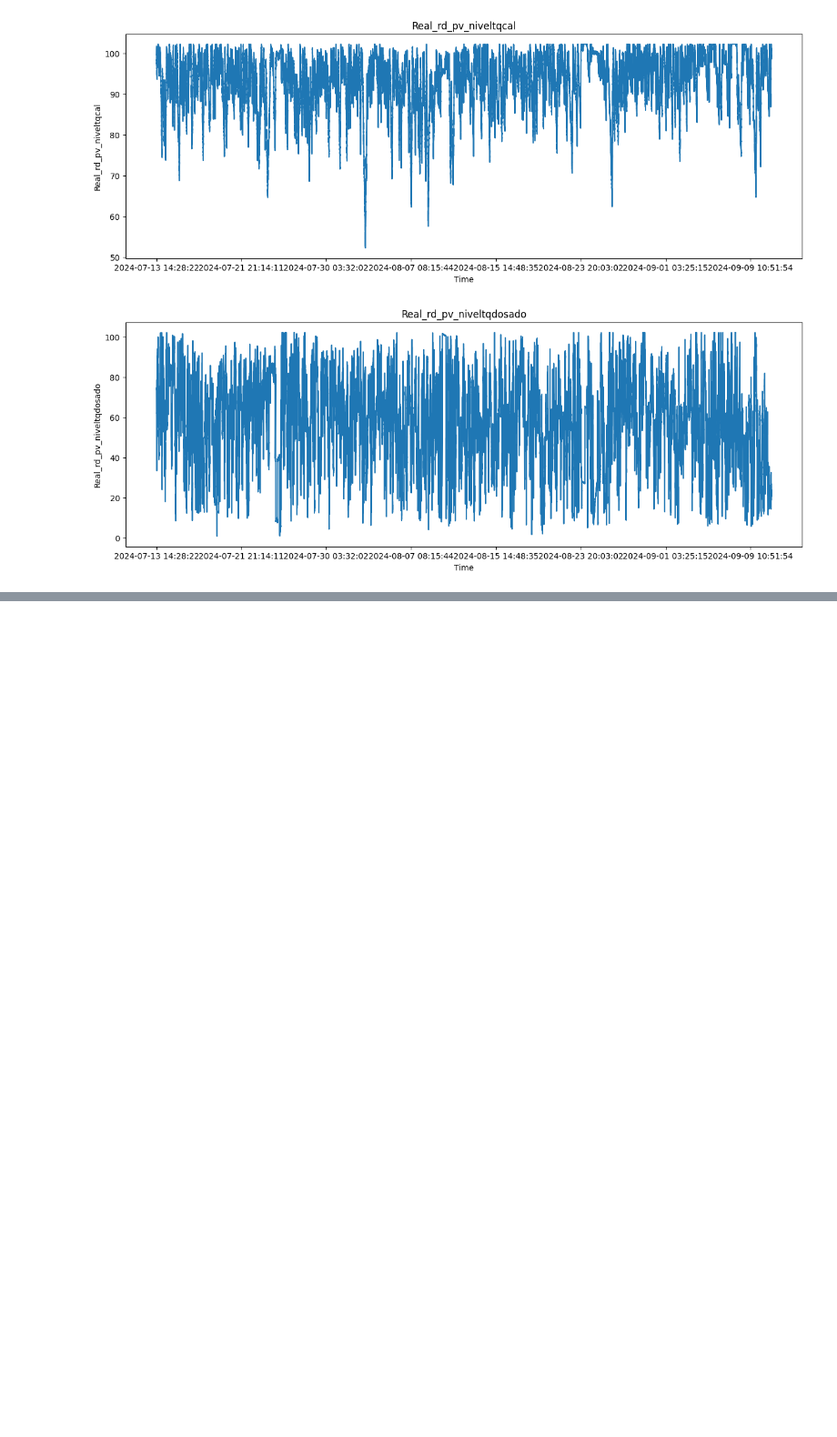
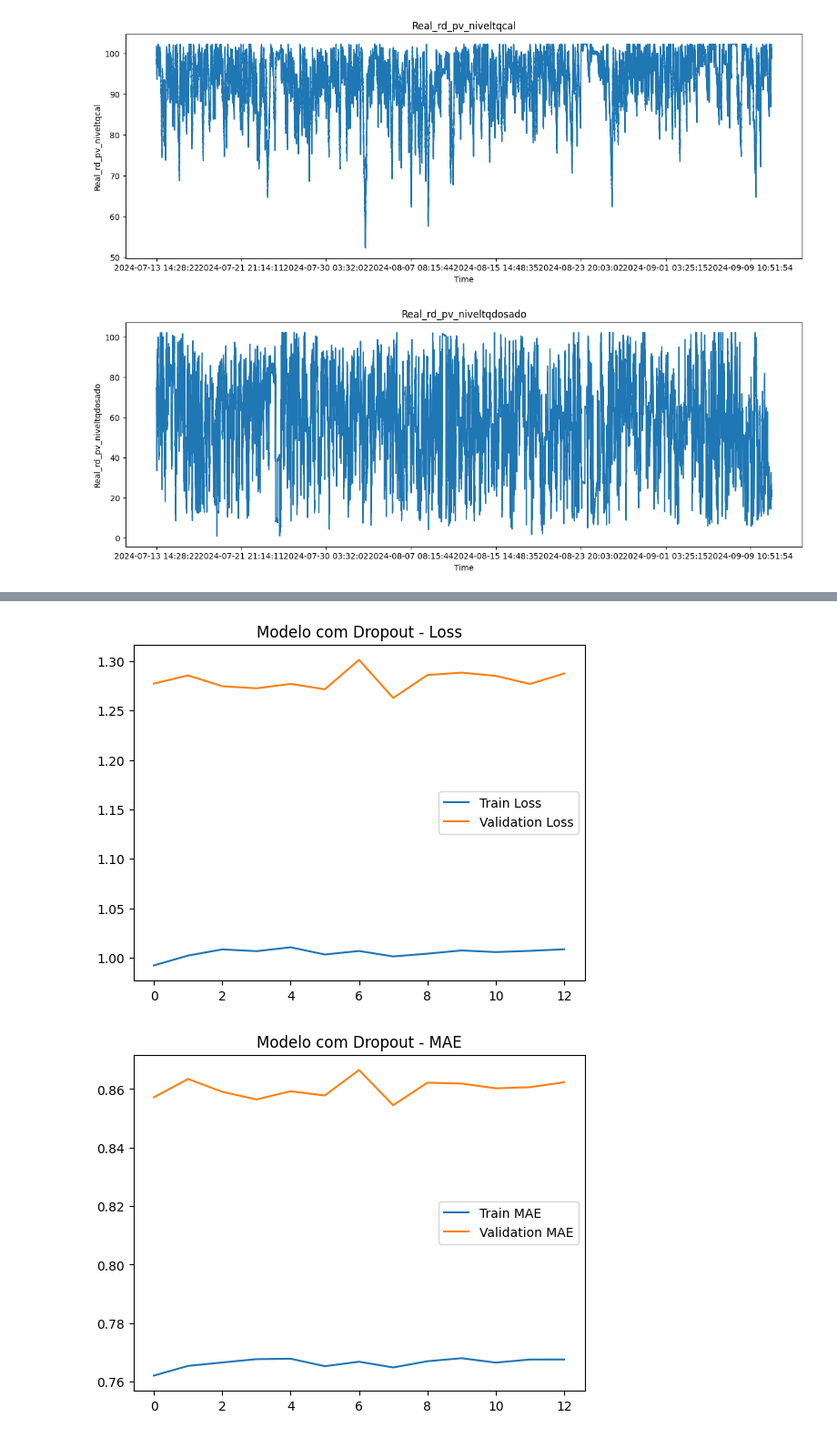
Before and after one commit to vinifm/pentagro, a Jupyter notebook: src/main.ipynb, the cells around one changed output, grey strips where cells are left out. Shown at 91% size. Cells and saved outputs as stored; diff of their text form; code cells hidden in the pictures; blank space fills up the shorter version.

```diff
--- a/src/main.ipynb
+++ b/src/main.ipynb
@@ -44,0 +276,3 @@ for column in df.columns:
+# %%
+dropout_model = build_model_with_dropout(input_shape=(1440 // 6 * df.shape[-1],))
+history_dropout = train_and_evaluate_model(dropout_model, train_gen, val_gen, train_steps, val_steps)
@@ -44,0 +297,5 @@ for column in df.columns:
+# %%
+plot_history(history_dropout, 'Modelo com Dropout')
+# %% [output]
+[figure, added]
+[figure, added]
```
Also changed, not shown: parts of 34 cells of this notebook.
